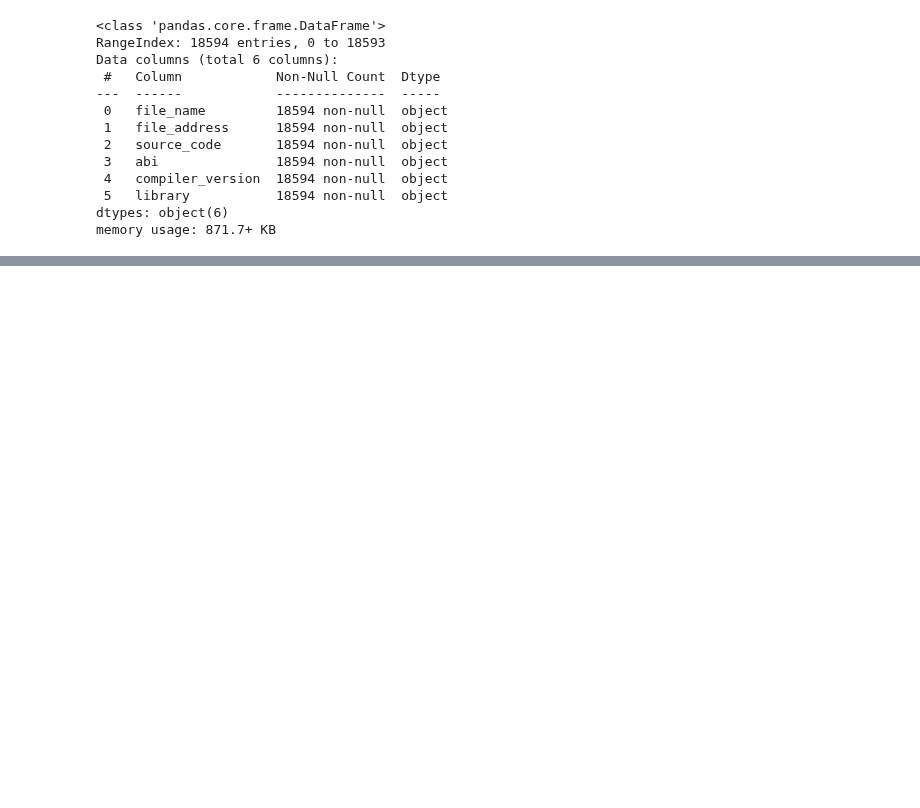
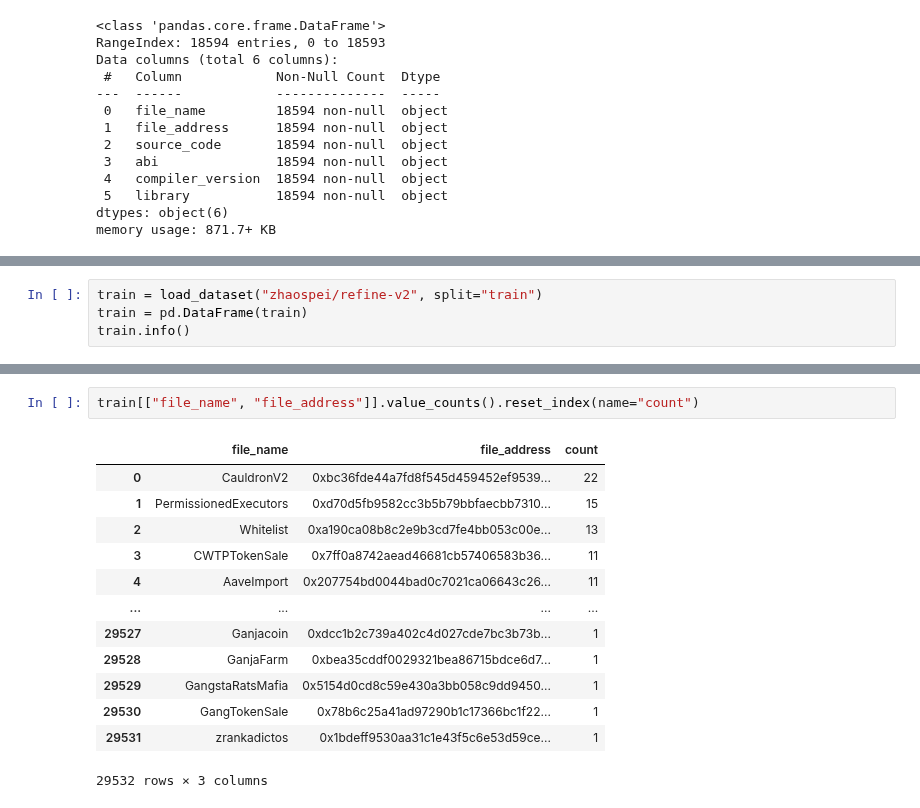
Before and after one commit to echodrift/code-generation, a Jupyter notebook: codegen.ipynb, the cells around one changed output, grey strips where cells are left out. Saved outputs shown, nothing was run; the diff lists cells and outputs as text; blank space fills up the shorter version.

```diff
--- a/codegen.ipynb
+++ b/codegen.ipynb
@@ -298,0 +323,4 @@ test.head()
+# %%
+train = load_dataset("zhaospei/refine-v2", split="train")
+train = pd.DataFrame(train)
+train.info()
@@ -298,0 +343,16 @@ test.head()
+# %%
+train[["file_name", "file_address"]].value_counts().reset_index(name="count")
+# %% [output]
+|  | file_name | file_address | count |
+| 0 | CauldronV2 | 0xbc36fde44a7fd8f545d459452ef9539... | 22 |
+| 1 | PermissionedExecutors | 0xd70d5fb9582cc3b5b79bbfaecbb7310... | 15 |
+| 2 | Whitelist | 0xa190ca08b8c2e9b3cd7fe4bb053c00e... | 13 |
+| 3 | CWTPTokenSale | 0x7ff0a8742aead46681cb57406583b36... | 11 |
+| 4 | AaveImport | 0x207754bd0044bad0c7021ca06643c26... | 11 |
+| ... | ... | ... | ... |
+| 29527 | Ganjacoin | 0xdcc1b2c739a402c4d027cde7bc3b73b... | 1 |
+| 29528 | GanjaFarm | 0xbea35cddf0029321bea86715bdce6d7... | 1 |
+| 29529 | GangstaRatsMafia | 0x5154d0cd8c59e430a3bb058c9dd9450... | 1 |
+| 29530 | GangTokenSale | 0x78b6c25a41ad97290b1c17366bc1f22... | 1 |
+| 29531 | zrankadictos | 0x1bdeff9530aa31c1e43f5c6e53d59ce... | 1 |
+29532 rows × 3 columns
```
Also changed, not shown: parts of 12 cells of this notebook.
